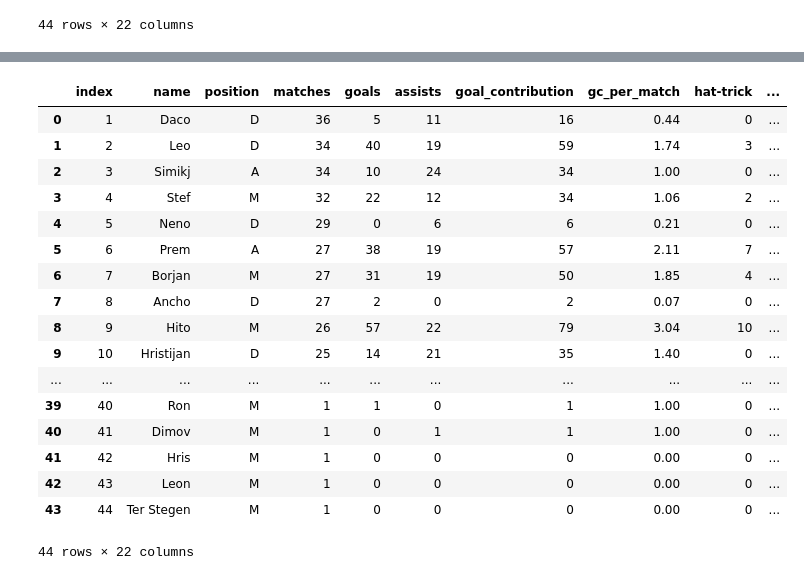
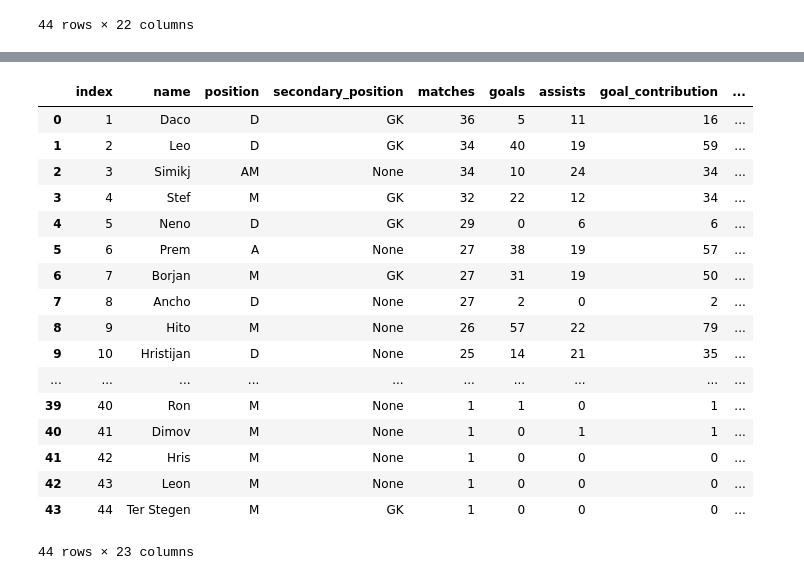
Before and after one commit to leonasanovski/Team-Splitter, a Jupyter notebook: format_csv_file.ipynb, the cells around one changed output, grey strips where cells are left out. Saved outputs shown, nothing was run; the diff lists cells and outputs as text; code cells hidden in the pictures.

```diff
--- a/format_csv_file.ipynb
+++ b/format_csv_file.ipynb
@@ -143,4 +143,6 @@ df_test
 | 43 | 44 | Тер Стеген | M/GK | 1 | 0 | 0 | 0 | 0.00 | 0 | ... |
 44 rows × 22 columns
 # %%
-df_test['position'] = df_test['position'].apply(lambda row: row[0])
+split_positions = df['position'].str.split('/', expand=True)
+df['position'] = split_positions[0]
+df.insert(3, 'secondary_position', split_positions[1])
@@ -147,32 +170,32 @@ df_test['position'] = df_test['position'].apply(lambda row: row[0])
 # %%
-df_test['loss_percentage'] = df_test['loss_percentage'].str.replace('%', '')
-df_test['loss_percentage'] = df_test['loss_percentage'].astype(float) / 100
-df_test['loss_percentage'] = df_test['loss_percentage'].round(decimals=2)
+df['loss_percentage'] = df['loss_percentage'].str.replace('%', '')
+df['loss_percentage'] = df['loss_percentage'].astype(float) / 100
+df['loss_percentage'] = df['loss_percentage'].round(decimals=2)
 # %%
-df_test['w_percentage'] = df_test['w_percentage'].str.replace('%', '')
-df_test['w_percentage'] = df_test['w_percentage'].astype(float) / 100
-df_test['w_percentage'] = df_test['w_percentage'].round(decimals=2)
+df['w_percentage'] = df['w_percentage'].str.replace('%', '')
+df['w_percentage'] = df['w_percentage'].astype(float) / 100
+df['w_percentage'] = df['w_percentage'].round(decimals=2)
 # %%
-df_test['name'] = df_test['name'].apply(cyrillicToLatinName)
+df['name'] = df['name'].apply(cyrillicToLatinName)
 # %%
-df_test #inspect before save
+df #inspect before save
 # %% [output]
-|  | index | name | position | matches | goals | assists | goal_contribution | gc_per_match | hat-trick | ... |
-| 0 | 1 | Daco | D | 36 | 5 | 11 | 16 | 0.44 | 0 | ... |
-| 1 | 2 | Leo | D | 34 | 40 | 19 | 59 | 1.74 | 3 | ... |
-| 2 | 3 | Simikj | A | 34 | 10 | 24 | 34 | 1.00 | 0 | ... |
-| 3 | 4 | Stef | M | 32 | 22 | 12 | 34 | 1.06 | 2 | ... |
-| 4 | 5 | Neno | D | 29 | 0 | 6 | 6 | 0.21 | 0 | ... |
-| 5 | 6 | Prem | A | 27 | 38 | 19 | 57 | 2.11 | 7 | ... |
-| 6 | 7 | Borjan | M | 27 | 31 | 19 | 50 | 1.85 | 4 | ... |
-| 7 | 8 | Ancho | D | 27 | 2 | 0 | 2 | 0.07 | 0 | ... |
-| 8 | 9 | Hito | M | 26 | 57 | 22 | 79 | 3.04 | 10 | ... |
-| 9 | 10 | Hristijan | D | 25 | 14 | 21 | 35 | 1.40 | 0 | ... |
-| ... | ... | ... | ... | ... | ... | ... | ... | ... | ... | ... |
-| 39 | 40 | Ron | M | 1 | 1 | 0 | 1 | 1.00 | 0 | ... |
-| 40 | 41 | Dimov | М | 1 | 0 | 1 | 1 | 1.00 | 0 | ... |
-| 41 | 42 | Hris | М | 1 | 0 | 0 | 0 | 0.00 | 0 | ... |
-| 42 | 43 | Leon | М | 1 | 0 | 0 | 0 | 0.00 | 0 | ... |
-| 43 | 44 | Ter Stegen | M | 1 | 0 | 0 | 0 | 0.00 | 0 | ... |
+|  | index | name | position | secondary_position | matches | goals | assists | goal_contribution | ... |
+| 0 | 1 | Daco | D | GK | 36 | 5 | 11 | 16 | ... |
+| 1 | 2 | Leo | D | GK | 34 | 40 | 19 | 59 | ... |
+| 2 | 3 | Simikj | AM | None | 34 | 10 | 24 | 34 | ... |
+| 3 | 4 | Stef | M | GK | 32 | 22 | 12 | 34 | ... |
+| 4 | 5 | Neno | D | GK | 29 | 0 | 6 | 6 | ... |
+| 5 | 6 | Prem | A | None | 27 | 38 | 19 | 57 | ... |
+| 6 | 7 | Borjan | M | GK | 27 | 31 | 19 | 50 | ... |
+| 7 | 8 | Ancho | D | None | 27 | 2 | 0 | 2 | ... |
+| 8 | 9 | Hito | M | None | 26 | 57 | 22 | 79 | ... |
+| 9 | 10 | Hristijan | D | None | 25 | 14 | 21 | 35 | ... |
+| ... | ... | ... | ... | ... | ... | ... | ... | ... | ... |
+| 39 | 40 | Ron | M | None | 1 | 1 | 0 | 1 | ... |
+| 40 | 41 | Dimov | М | None | 1 | 0 | 1 | 1 | ... |
+| 41 | 42 | Hris | М | None | 1 | 0 | 0 | 0 | ... |
+| 42 | 43 | Leon | М | None | 1 | 0 | 0 | 0 | ... |
+| 43 | 44 | Ter Stegen | M | GK | 1 | 0 | 0 | 0 | ... |
-44 rows × 22 columns
+44 rows × 23 columns
 # %%
```
Also changed, not shown: parts of 7 cells of this notebook, 5 other files.
